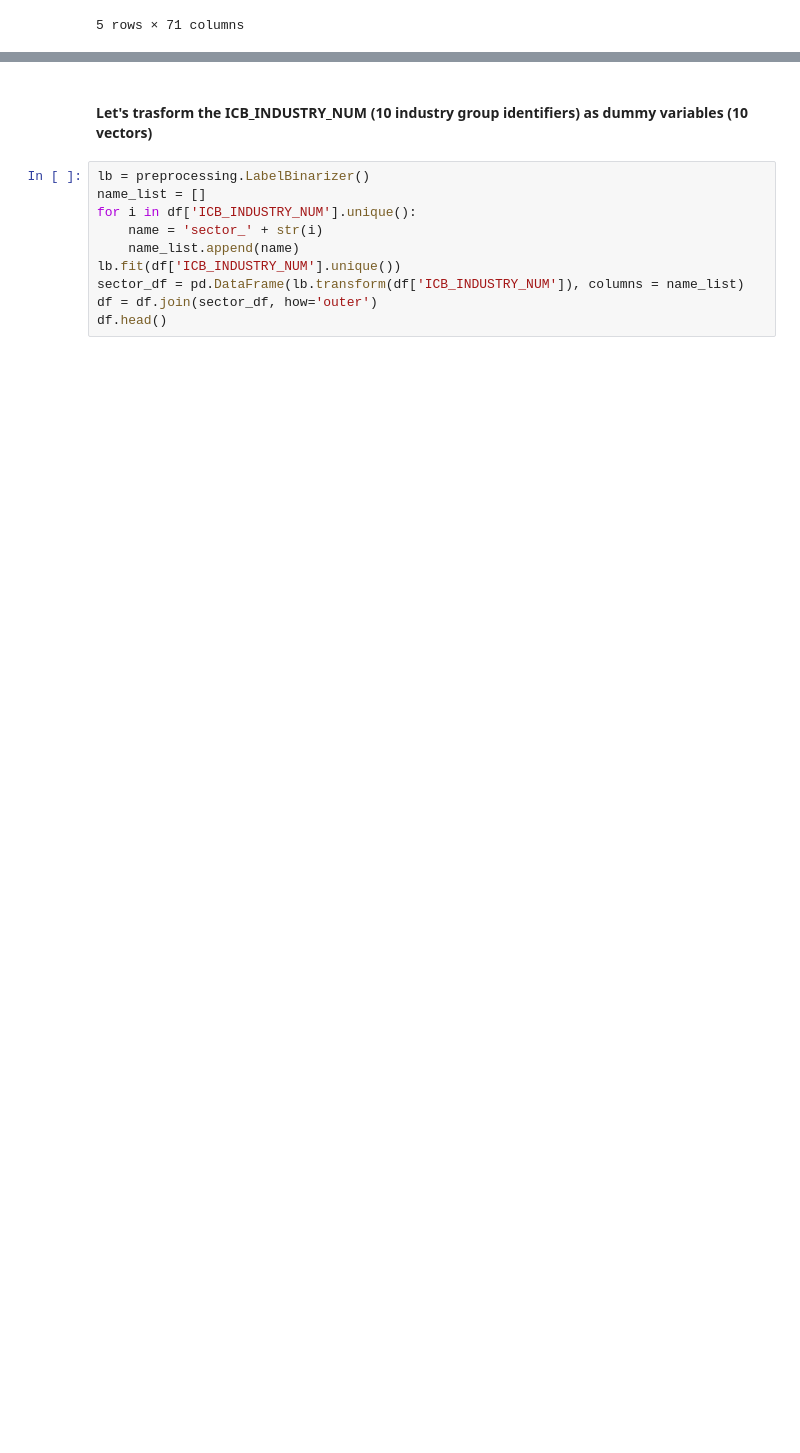
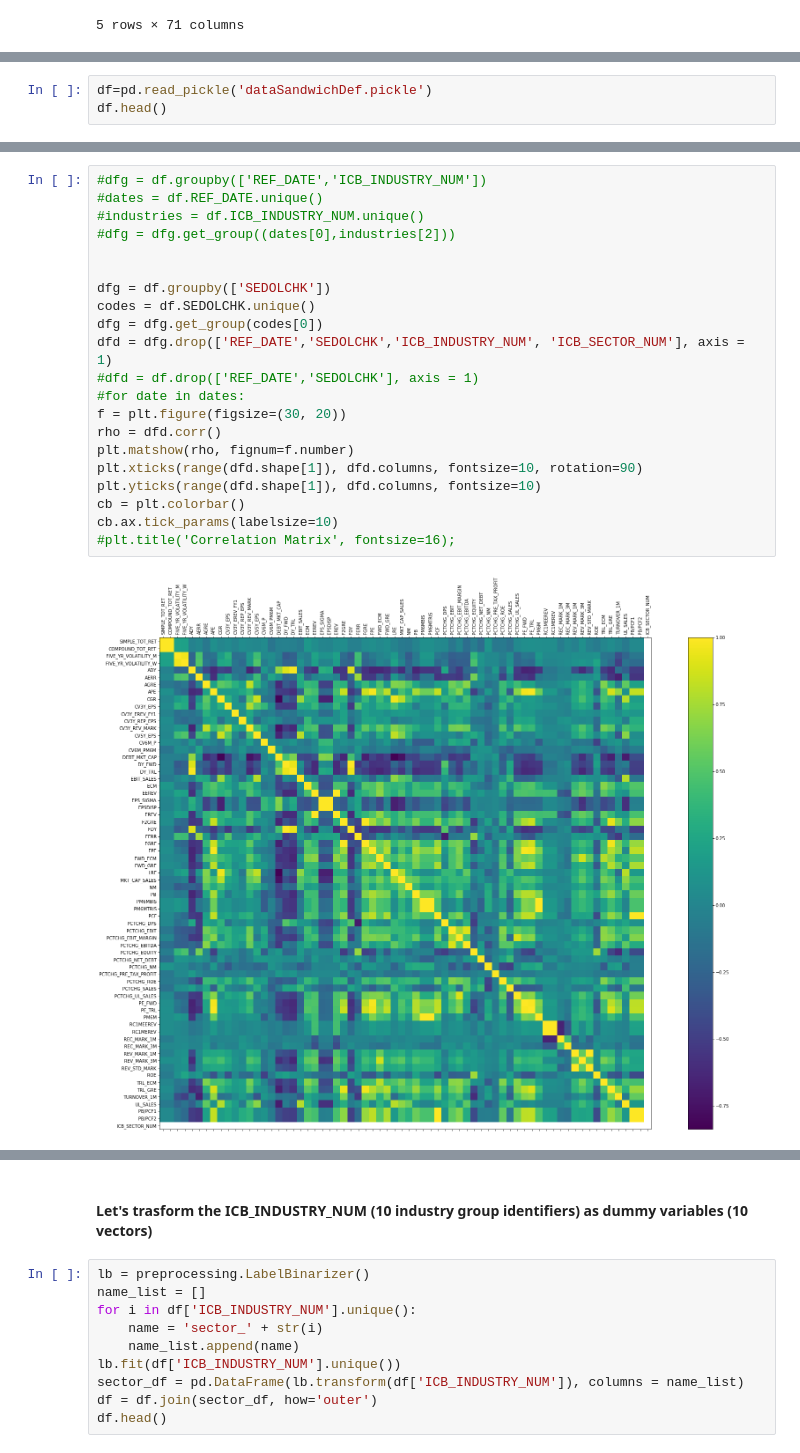
Before and after one commit to sfondi/ML-Project, a Jupyter notebook: ML Factor Analysis.ipynb, the cells around one changed output, grey strips where cells are left out. Saved outputs shown, nothing was run; the diff lists cells and outputs as text; blank space fills up the shorter version.

```diff
--- a/ML Factor Analysis.ipynb
+++ b/ML Factor Analysis.ipynb
@@ -281,0 +303,3 @@ df.head()
+# %%
+df=pd.read_pickle('dataSandwichDef.pickle')
+df.head()
@@ -281,0 +314,23 @@ df.head()
+# %%
+#dfg = df.groupby(['REF_DATE','ICB_INDUSTRY_NUM'])
+#dates = df.REF_DATE.unique()
+#industries = df.ICB_INDUSTRY_NUM.unique()
+#dfg = dfg.get_group((dates[0],industries[2]))
+
+
+dfg = df.groupby(['SEDOLCHK'])
+codes = df.SEDOLCHK.unique()
+dfg = dfg.get_group(codes[0])
+dfd = dfg.drop(['REF_DATE','SEDOLCHK','ICB_INDUSTRY_NUM', 'ICB_SECTOR_NUM'], axis = 1)
+#dfd = df.drop(['REF_DATE','SEDOLCHK'], axis = 1)
+#for date in dates:
+f = plt.figure(figsize=(30, 20))
+rho = dfd.corr()
+plt.matshow(rho, fignum=f.number)
+plt.xticks(range(dfd.shape[1]), dfd.columns, fontsize=10, rotation=90)
+plt.yticks(range(dfd.shape[1]), dfd.columns, fontsize=10)
+cb = plt.colorbar()
+cb.ax.tick_params(labelsize=10)
+#plt.title('Correlation Matrix', fontsize=16);
+# %% [output]
+[figure, added]
```
Also changed, not shown: parts of 16 cells of this notebook, 1 other file.
